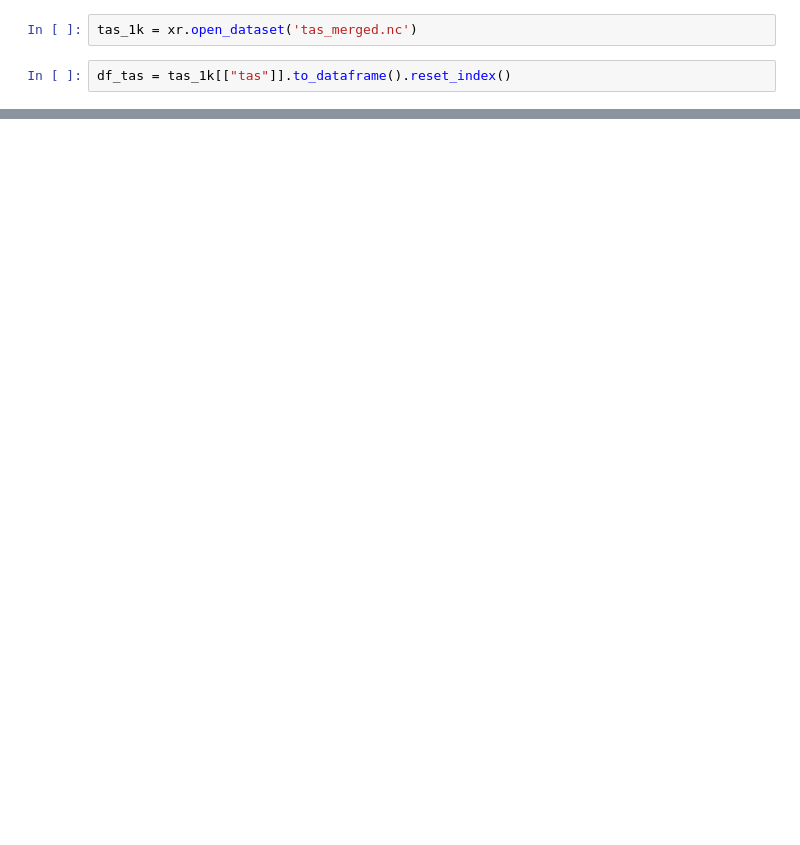
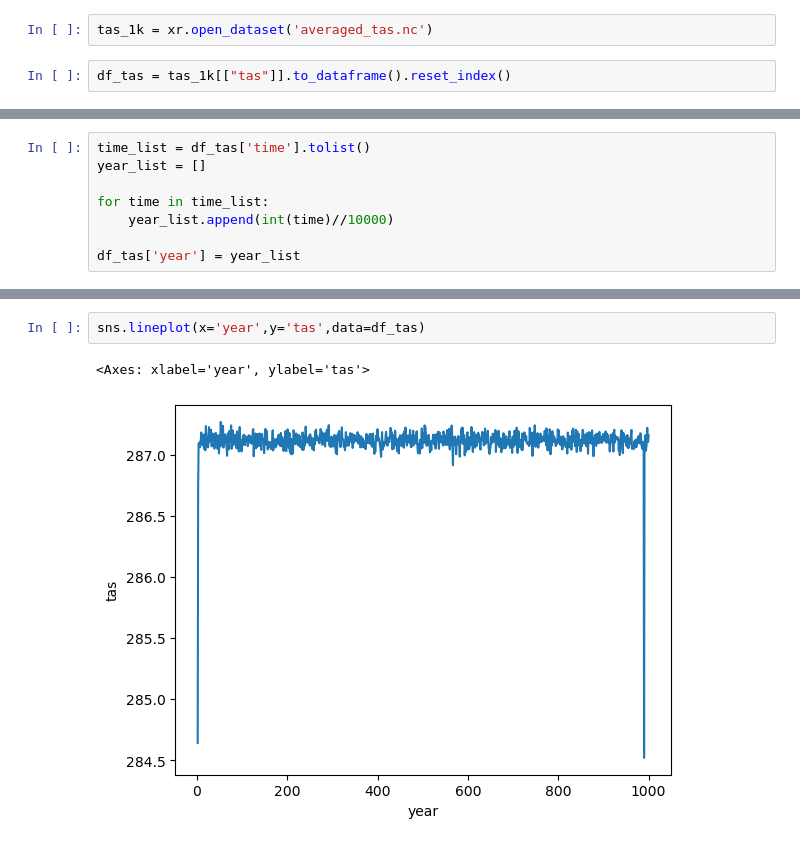
Before and after one commit to amethystaurora-robo/control_run_analysis, a Jupyter notebook: 1000_year_analysis.ipynb, the cells around one changed output, grey strips where cells are left out. Saved outputs shown, nothing was run; the diff lists cells and outputs as text; blank space fills up the shorter version.

Commit message:
Finished time analysis

```diff
--- a/1000_year_analysis.ipynb
+++ b/1000_year_analysis.ipynb
@@ -5,5 +7,5 @@ import numpy as np
 # %%
-tas_1k = xr.open_dataset('tas_merged.nc')
+tas_1k = xr.open_dataset('averaged_tas.nc')
 # %%
 df_tas = tas_1k[["tas"]].to_dataframe().reset_index()
 # %%
@@ -17,0 +32,8 @@ df_tas.head()
+# %%
+time_list = df_tas['time'].tolist()
+year_list = []
+
+for time in time_list:
+    year_list.append(int(time)//10000)
+
+df_tas['year'] = year_list
@@ -17,0 +60,5 @@ df_tas.head()
+# %%
+sns.lineplot(x='year',y='tas',data=df_tas)
+# %% [output]
+<Axes: xlabel='year', ylabel='tas'>
+[figure, added]
```
Also changed, not shown: parts of 3 cells of this notebook.
